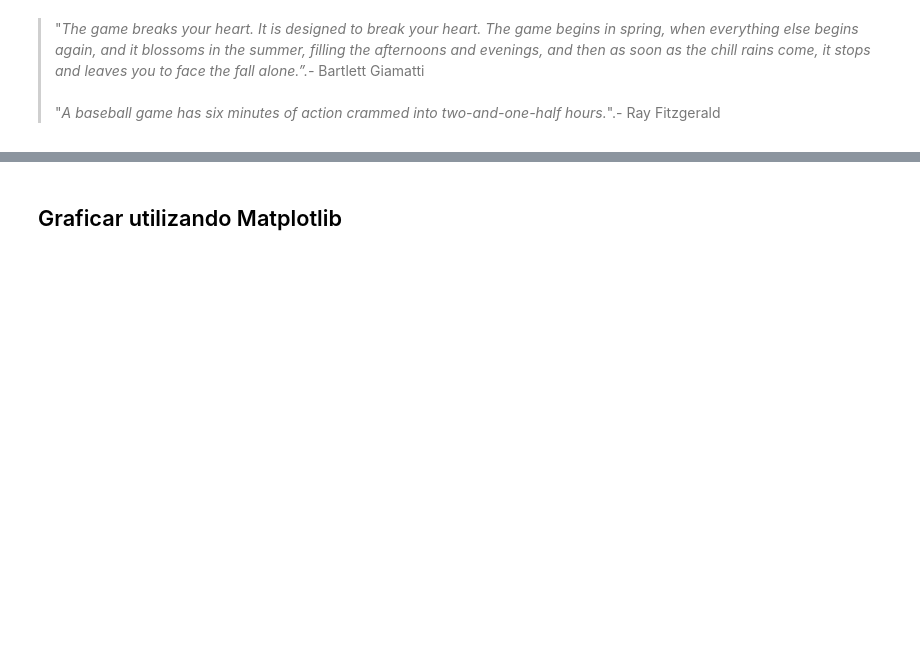
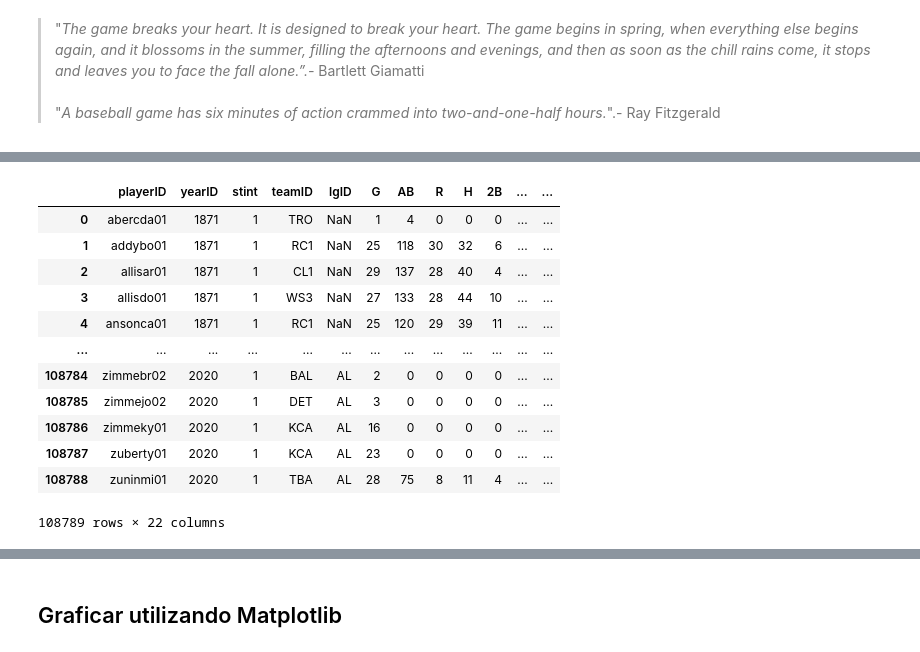
Before and after one commit to carlosdeoncedos/analisisdeinversion2021, a Jupyter notebook: Codigo/20211012Clase6.ipynb, the cells around one changed output, grey strips where cells are left out. Saved outputs shown, nothing was run; the diff lists cells and outputs as text; code cells hidden in the pictures; blank space fills up the shorter version.

```diff
--- a/Codigo/20211012Clase6.ipynb
+++ b/Codigo/20211012Clase6.ipynb
@@ -663,0 +940,16 @@ url = 'https://github.com/chadwickbureau/baseballdatabank/raw/master/core/Battin
+# %%
+mlb
+# %% [output]
+|  | playerID | yearID | stint | teamID | lgID | G | AB | R | H | 2B | ... | ... |
+| 0 | abercda01 | 1871 | 1 | TRO | NaN | 1 | 4 | 0 | 0 | 0 | ... | ... |
+| 1 | addybo01 | 1871 | 1 | RC1 | NaN | 25 | 118 | 30 | 32 | 6 | ... | ... |
+| 2 | allisar01 | 1871 | 1 | CL1 | NaN | 29 | 137 | 28 | 40 | 4 | ... | ... |
+| 3 | allisdo01 | 1871 | 1 | WS3 | NaN | 27 | 133 | 28 | 44 | 10 | ... | ... |
+| 4 | ansonca01 | 1871 | 1 | RC1 | NaN | 25 | 120 | 29 | 39 | 11 | ... | ... |
+| ... | ... | ... | ... | ... | ... | ... | ... | ... | ... | ... | ... | ... |
+| 108784 | zimmebr02 | 2020 | 1 | BAL | AL | 2 | 0 | 0 | 0 | 0 | ... | ... |
+| 108785 | zimmejo02 | 2020 | 1 | DET | AL | 3 | 0 | 0 | 0 | 0 | ... | ... |
+| 108786 | zimmeky01 | 2020 | 1 | KCA | AL | 16 | 0 | 0 | 0 | 0 | ... | ... |
+| 108787 | zuberty01 | 2020 | 1 | KCA | AL | 23 | 0 | 0 | 0 | 0 | ... | ... |
+| 108788 | zuninmi01 | 2020 | 1 | TBA | AL | 28 | 75 | 8 | 11 | 4 | ... | ... |
+108789 rows × 22 columns
```
Also changed, not shown: parts of 70 cells of this notebook.
